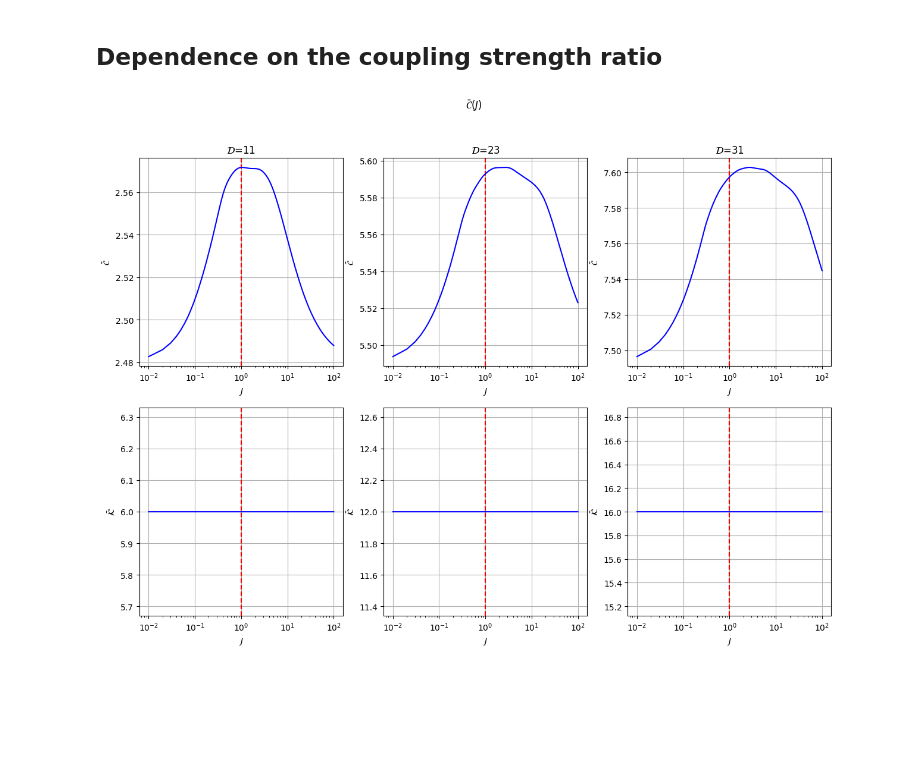
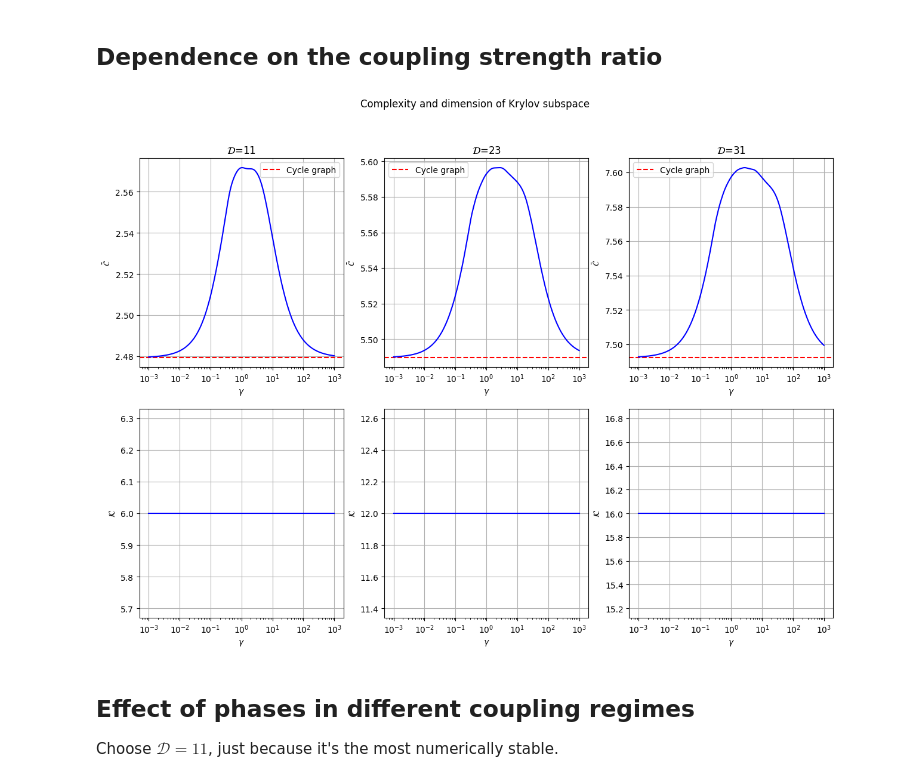
Before and after one commit to erricottaro/Krylov_complexity_on_circulant_graphs, a Jupyter notebook: circulant.ipynb, the cells around one changed output. Drawn from its saved outputs; the diff is of its cells as text; code cells hidden in the pictures; blank space fills up the shorter version.

```diff
--- a/circulant.ipynb
+++ b/circulant.ipynb
@@ -472,12 +472,14 @@ It doesn't depend on the values of the phases, up to a set of zero measure.
 # %%
 threshold = 1e-5
 
-j_min = 0.01
-j_max = 100
+j_min = 0.001
+j_max = 1000
 
-n_js = 10000
+n_js = 1000
 
-js = np.linspace(j_min, j_max, n_js)
+#js = np.linspace(j_min, j_max, n_js)
+
+js = np.logspace(np.log10(j_min), np.log10(j_max), num=n_js)
 
 complexities = np.array([np.zeros(n_js, dtype=float),np.zeros(n_js, dtype=float),np.zeros(n_js, dtype=float)])
 
@@ -506,36 +508,43 @@ for i in range(len(dims)):
 # %%
 fig, axx = plt.subplots(2,3, figsize=(15,10))
 
-fig.suptitle(r"$\bar{\mathcal{C}}(J)$")
+fig.suptitle(r"Complexity and dimension of Krylov subspace")
 
 for i in range(axx.shape[1]):
     ax = axx[0][i]
 
     ax.grid(True)
-    ax.set_xlabel(r"$J$")
+    ax.set_xlabel(r"$\gamma$")
     ax.set_ylabel(r"$\bar{\mathcal{C}}$")
     ax.set_title("$\mathcal{D}$="+f"{dims[i]}")
     ax.set_xscale('log')
 
-    ax.axvline(x=1.0, color='red', linestyle='--')
+    #ax.axvline(x=1.0, color='red', linestyle='--', label=r"$\gamma=1$")
+    ax.axhline(y= (dims[i]**2-1.)*(dims[i]-1.)/(4.*dims[i]**2), linestyle='--', color="r", label=r"Cycle graph")
 
     y = complexities[i]
 
     ax.plot(js, y, linestyle='-', color='blue')
 
+    ax.legend()
+
 for i in range(axx.shape[1]):
     ax = axx[1][i]
 
     ax.grid(True)
-    ax.set_xlabel(r"$J$")
-    ax.set_ylabel(r"$\bar{\mathcal{K}}$")
+    ax.set_xlabel(r"$\gamma$")
+    ax.set_ylabel(r"$\mathcal{K}$")
     #ax.set_title("$\mathcal{D}$="+f"{dims[i]}")
     ax.set_xscale('log')
 
-    ax.axvline(x=1.0, color='red', linestyle='--')
+    #ax.axvline(x=1.0, color='red', linestyle='--')
 
     y = dim_krylovs[i]
 
     ax.plot(js, y, linestyle='-', color='blue')
 # %% [output]
-[figure, old version]
+[figure, new version]
+# %% [markdown]
+## Effect of phases in different coupling regimes
+
+Choose $\mathcal{D}=11$, just because it's the most numerically stable.
```
Also changed, not shown: parts of 5 cells of this notebook.
